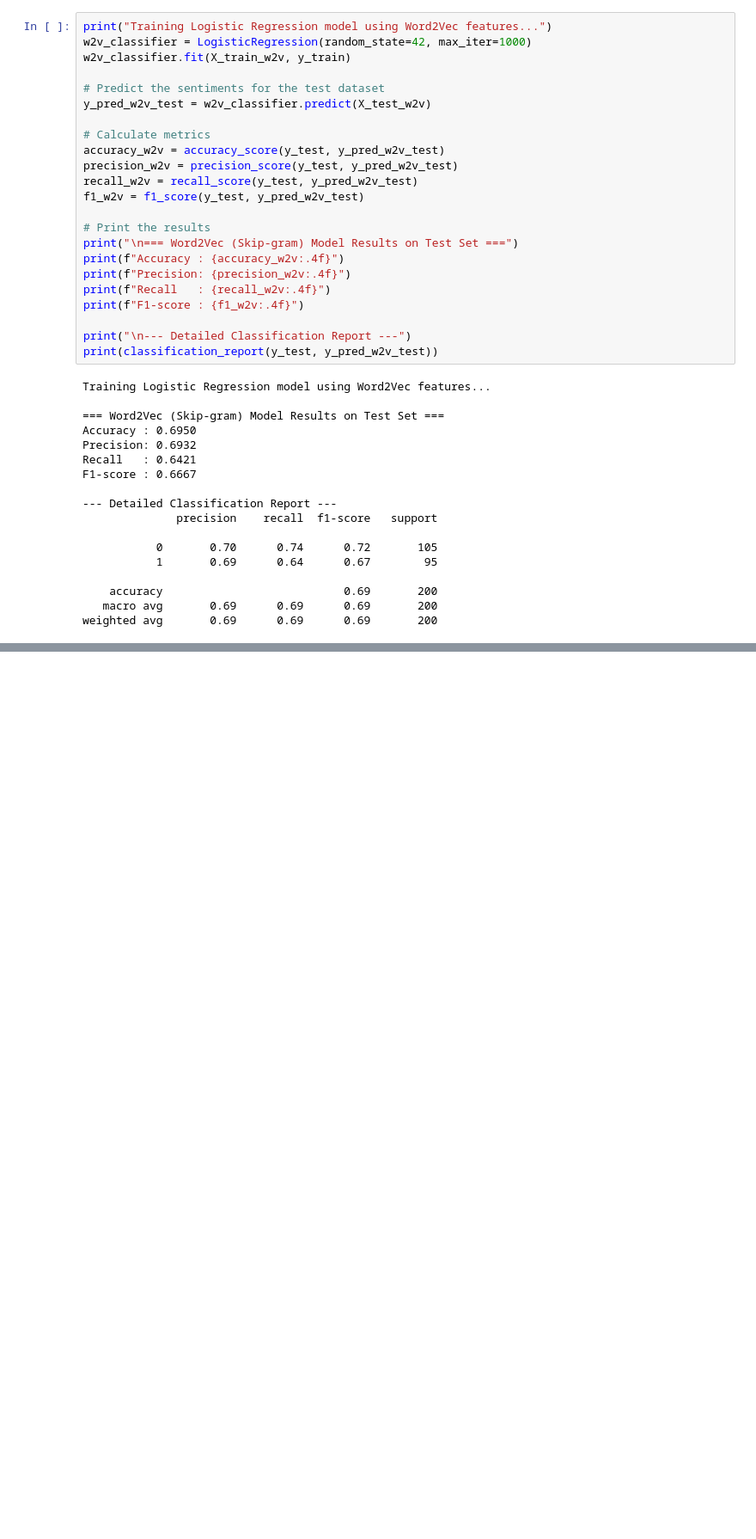
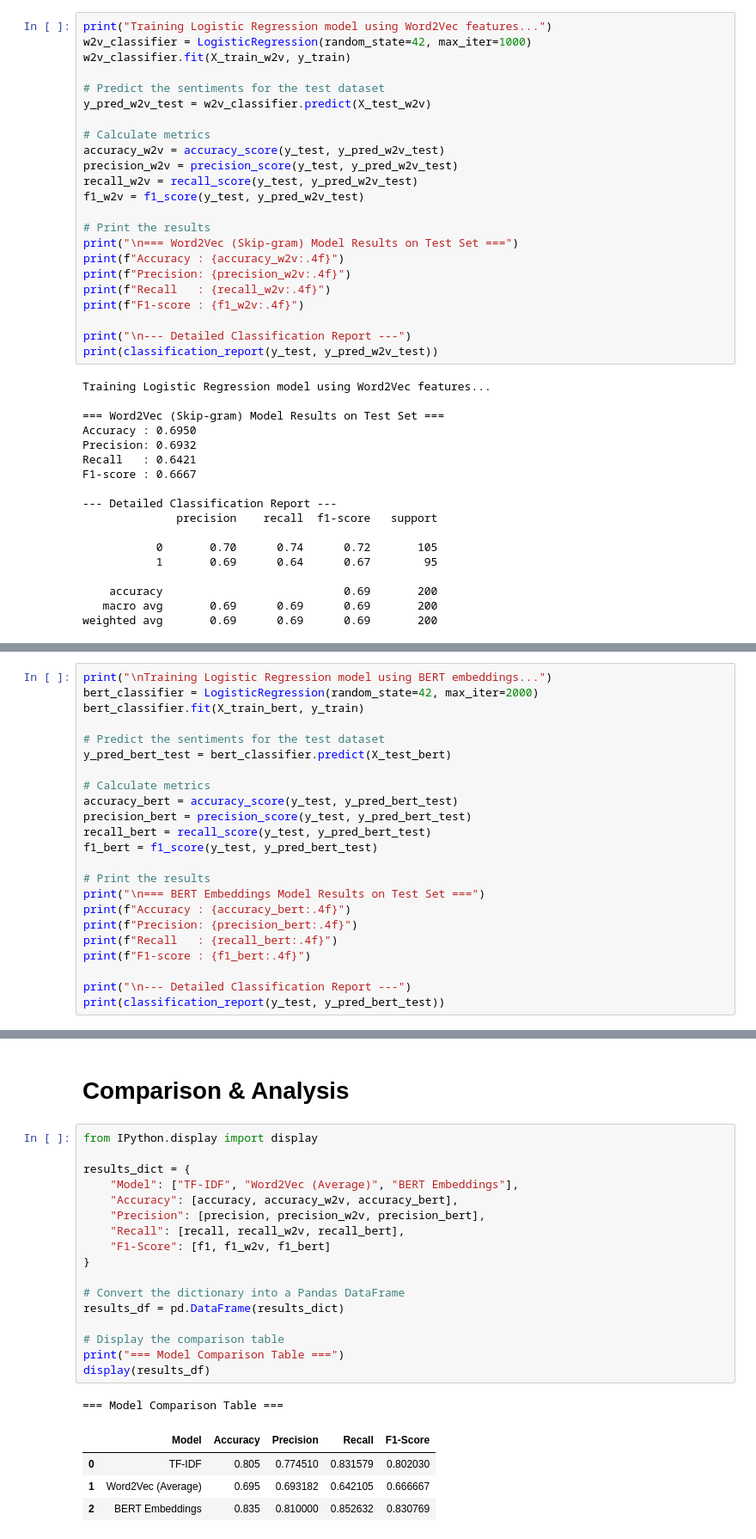
Before and after one commit to soumit02/Deep-Learning-Workspace, a Jupyter notebook: src/AssignmentWork_DL/Sentiment_Analysis.ipynb, the cells around one changed output, grey strips where cells are left out. Shown at 86% size. Cells and saved outputs as stored; diff of their text form; blank space fills up the shorter version.

```diff
--- a/src/AssignmentWork_DL/Sentiment_Analysis.ipynb
+++ b/src/AssignmentWork_DL/Sentiment_Analysis.ipynb
@@ -312,0 +415,23 @@ weighted avg       0.69      0.69      0.69       200
+# %%
+print("\nTraining Logistic Regression model using BERT embeddings...")
+bert_classifier = LogisticRegression(random_state=42, max_iter=2000)
+bert_classifier.fit(X_train_bert, y_train)
+
+# Predict the sentiments for the test dataset
+y_pred_bert_test = bert_classifier.predict(X_test_bert)
+
+# Calculate metrics
+accuracy_bert = accuracy_score(y_test, y_pred_bert_test)
+precision_bert = precision_score(y_test, y_pred_bert_test)
+recall_bert = recall_score(y_test, y_pred_bert_test)
+f1_bert = f1_score(y_test, y_pred_bert_test)
+
+# Print the results
+print("\n=== BERT Embeddings Model Results on Test Set ===")
+print(f"Accuracy : {accuracy_bert:.4f}")
+print(f"Precision: {precision_bert:.4f}")
+print(f"Recall   : {recall_bert:.4f}")
+print(f"F1-score : {f1_bert:.4f}")
+
+print("\n--- Detailed Classification Report ---")
+print(classification_report(y_test, y_pred_bert_test))
@@ -312,0 +456,25 @@ weighted avg       0.69      0.69      0.69       200
+# %% [markdown]
+# Comparison & Analysis
+# %%
+from IPython.display import display
+
+results_dict = {
+    "Model": ["TF-IDF", "Word2Vec (Average)", "BERT Embeddings"],
+    "Accuracy": [accuracy, accuracy_w2v, accuracy_bert],
+    "Precision": [precision, precision_w2v, precision_bert],
+    "Recall": [recall, recall_w2v, recall_bert],
+    "F1-Score": [f1, f1_w2v, f1_bert]
+}
+
+# Convert the dictionary into a Pandas DataFrame
+results_df = pd.DataFrame(results_dict)
+
+# Display the comparison table
+print("=== Model Comparison Table ===")
+display(results_df)
+# %% [output]
+=== Model Comparison Table ===
+|  | Model | Accuracy | Precision | Recall | F1-Score |
+| 0 | TF-IDF | 0.805 | 0.774510 | 0.831579 | 0.802030 |
+| 1 | Word2Vec (Average) | 0.695 | 0.693182 | 0.642105 | 0.666667 |
+| 2 | BERT Embeddings | 0.835 | 0.810000 | 0.852632 | 0.830769 |
```
Also changed, not shown: parts of 7 cells of this notebook.
